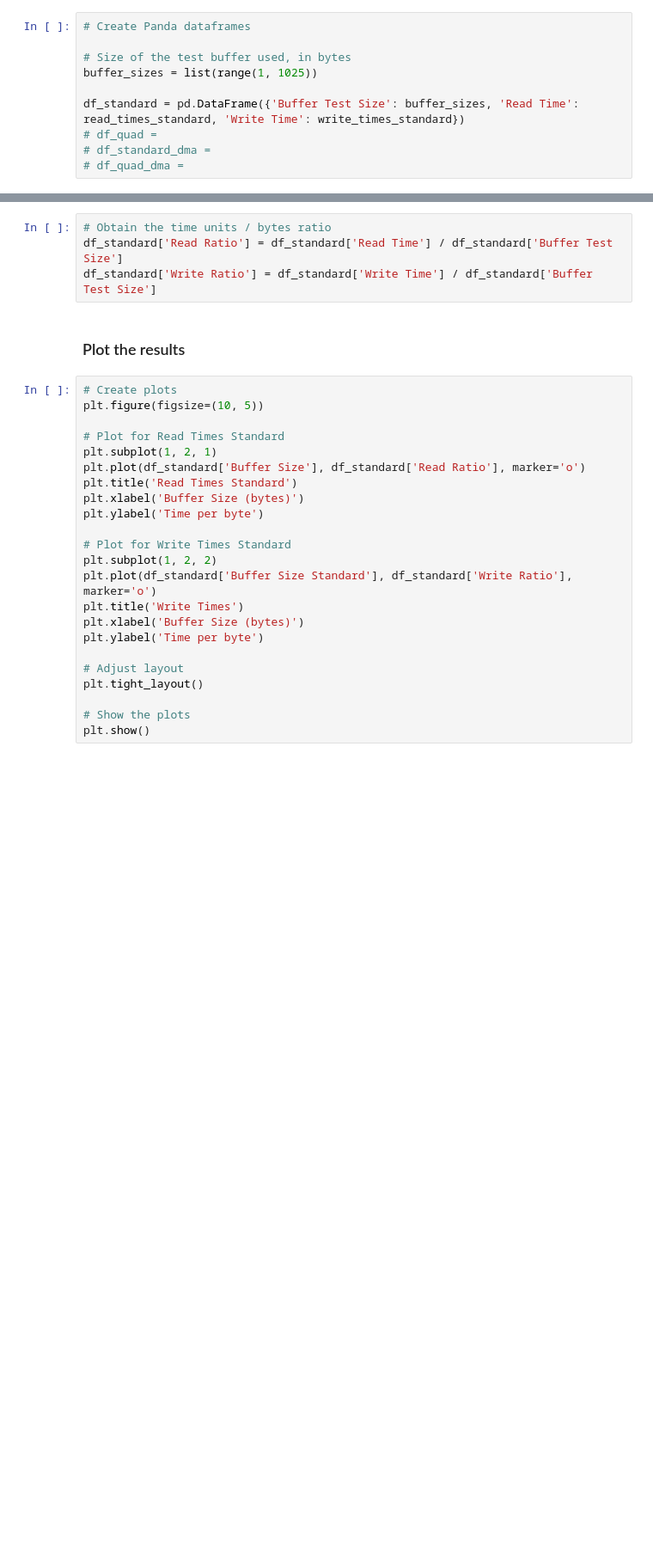
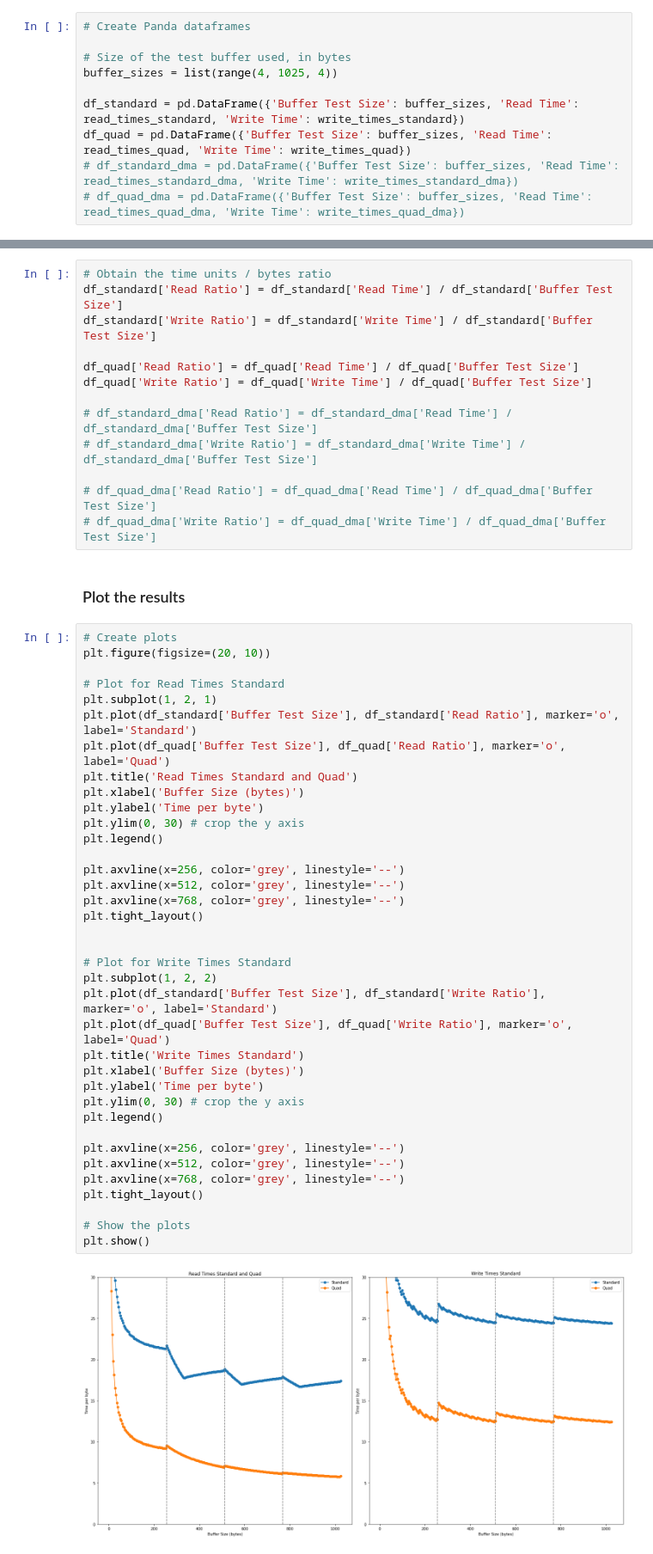
Before and after one commit to esl-epfl/x-heep, a Jupyter notebook: sw/applications/bsp_flash_profiling/analysis/analysis.ipynb, the cells around one changed output, grey strips where cells are left out. Shown at 86% size. Saved outputs shown, nothing was run; the diff lists cells and outputs as text; blank space fills up the shorter version.

Commit message:
Finalise plot settings

```diff
--- a/sw/applications/bsp_flash_profiling/analysis/analysis.ipynb
+++ b/sw/applications/bsp_flash_profiling/analysis/analysis.ipynb
@@ -43,12 +41,12 @@ write_times_standard, read_times_standard = split_values(input_string)
 # Create Panda dataframes
 
 # Size of the test buffer used, in bytes
-buffer_sizes = list(range(1, 1025))
+buffer_sizes = list(range(4, 1025, 4))
 
 df_standard = pd.DataFrame({'Buffer Test Size': buffer_sizes, 'Read Time': read_times_standard, 'Write Time': write_times_standard})
-# df_quad =
-# df_standard_dma =
-# df_quad_dma =
+df_quad = pd.DataFrame({'Buffer Test Size': buffer_sizes, 'Read Time': read_times_quad, 'Write Time': write_times_quad})
+# df_standard_dma = pd.DataFrame({'Buffer Test Size': buffer_sizes, 'Read Time': read_times_standard_dma, 'Write Time': write_times_standard_dma})
+# df_quad_dma = pd.DataFrame({'Buffer Test Size': buffer_sizes, 'Read Time': read_times_quad_dma, 'Write Time': write_times_quad_dma})
 # %% [markdown]
 ### Process the data
 # %% [markdown]
@@ -57,28 +55,53 @@ As the time is expected to linearly with the number of bytes, it can be more dif
 # Obtain the time units / bytes ratio
 df_standard['Read Ratio'] = df_standard['Read Time'] / df_standard['Buffer Test Size']
 df_standard['Write Ratio'] = df_standard['Write Time'] / df_standard['Buffer Test Size']
+
+df_quad['Read Ratio'] = df_quad['Read Time'] / df_quad['Buffer Test Size']
+df_quad['Write Ratio'] = df_quad['Write Time'] / df_quad['Buffer Test Size']
+
+# df_standard_dma['Read Ratio'] = df_standard_dma['Read Time'] / df_standard_dma['Buffer Test Size']
+# df_standard_dma['Write Ratio'] = df_standard_dma['Write Time'] / df_standard_dma['Buffer Test Size']
+
+# df_quad_dma['Read Ratio'] = df_quad_dma['Read Time'] / df_quad_dma['Buffer Test Size']
+# df_quad_dma['Write Ratio'] = df_quad_dma['Write Time'] / df_quad_dma['Buffer Test Size']
 # %% [markdown]
 ### Plot the results
 # %%
 # Create plots
-plt.figure(figsize=(10, 5))
+plt.figure(figsize=(20, 10))
 
 # Plot for Read Times Standard
 plt.subplot(1, 2, 1)
-plt.plot(df_standard['Buffer Size'], df_standard['Read Ratio'], marker='o')
-plt.title('Read Times Standard')
+plt.plot(df_standard['Buffer Test Size'], df_standard['Read Ratio'], marker='o', label='Standard')
+plt.plot(df_quad['Buffer Test Size'], df_quad['Read Ratio'], marker='o', label='Quad')
+plt.title('Read Times Standard and Quad')
 plt.xlabel('Buffer Size (bytes)')
 plt.ylabel('Time per byte')
+plt.ylim(0, 30) # crop the y axis
+plt.legend()
+
+plt.axvline(x=256, color='grey', linestyle='--')
+plt.axvline(x=512, color='grey', linestyle='--')
+plt.axvline(x=768, color='grey', linestyle='--')
+plt.tight_layout()
+
 
 # Plot for Write Times Standard
 plt.subplot(1, 2, 2)
-plt.plot(df_standard['Buffer Size Standard'], df_standard['Write Ratio'], marker='o')
-plt.title('Write Times')
+plt.plot(df_standard['Buffer Test Size'], df_standard['Write Ratio'], marker='o', label='Standard')
+plt.plot(df_quad['Buffer Test Size'], df_quad['Write Ratio'], marker='o', label='Quad')
+plt.title('Write Times Standard')
 plt.xlabel('Buffer Size (bytes)')
 plt.ylabel('Time per byte')
+plt.ylim(0, 30) # crop the y axis
+plt.legend()
 
-# Adjust layout
+plt.axvline(x=256, color='grey', linestyle='--')
+plt.axvline(x=512, color='grey', linestyle='--')
+plt.axvline(x=768, color='grey', linestyle='--')
 plt.tight_layout()
 
 # Show the plots
 plt.show()
+# %% [output]
+[figure, added]
```
Also changed, not shown: parts of 10 cells of this notebook.
